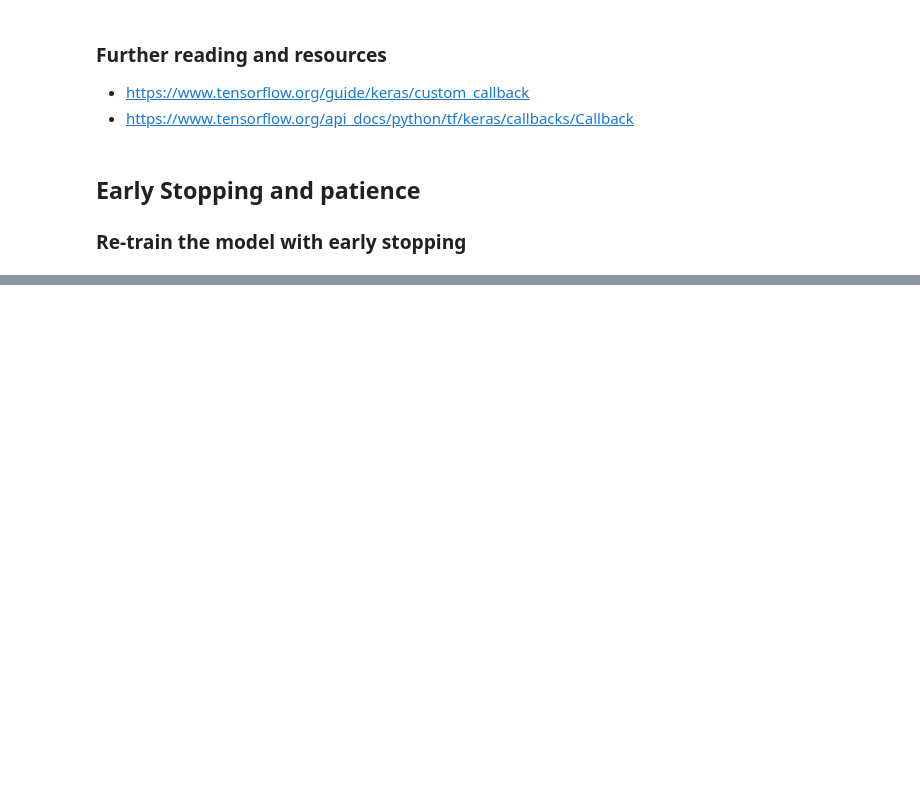
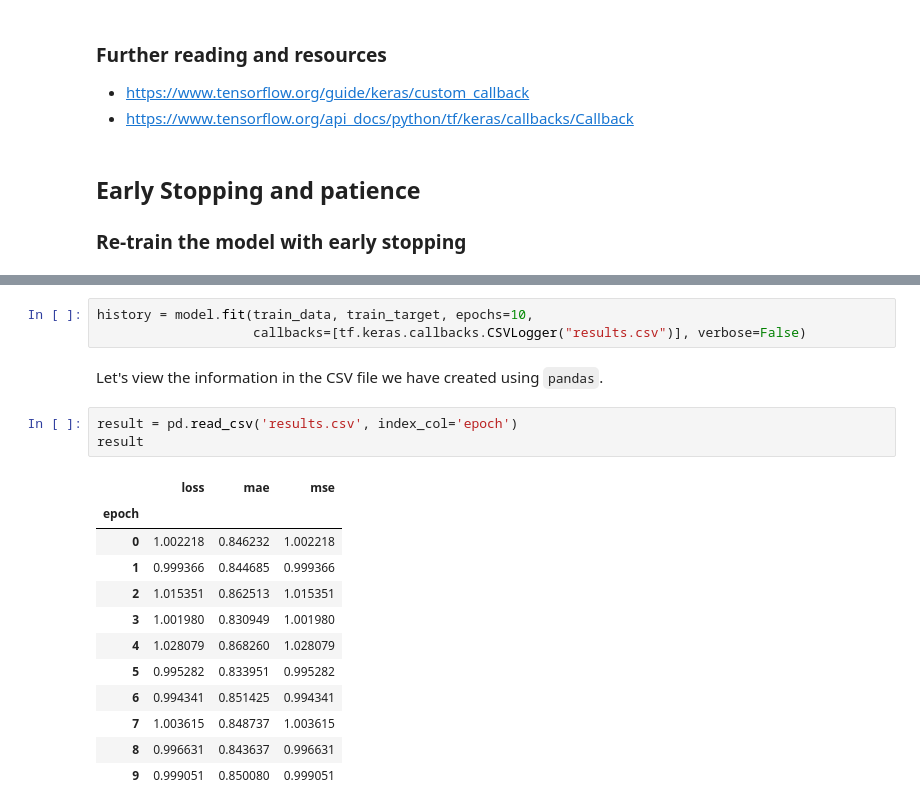
Before and after one commit to anilkunwar/coursera, a Jupyter notebook: ucl_getting_started_with_tf2/week3-Validation-Regularization-and-Callback.ipynb, the cells around one changed output, grey strips where cells are left out. Saved outputs shown, nothing was run; the diff lists cells and outputs as text; blank space fills up the shorter version.

```diff
--- a/ucl_getting_started_with_tf2/week3-Validation-Regularization-and-Callback.ipynb
+++ b/ucl_getting_started_with_tf2/week3-Validation-Regularization-and-Callback.ipynb
@@ -683,0 +814,21 @@ regularized_model.evaluate(test_data, test_target, verbose=2)
+# %%
+history = model.fit(train_data, train_target, epochs=10,
+                    callbacks=[tf.keras.callbacks.CSVLogger("results.csv")], verbose=False)
+# %% [markdown]
+Let's view the information in the CSV file we have created using `pandas`.
+# %%
+result = pd.read_csv('results.csv', index_col='epoch')
+result
+# %% [output]
+|  | loss | mae | mse |
+| epoch |  |  |  |
+| 0 | 1.002218 | 0.846232 | 1.002218 |
+| 1 | 0.999366 | 0.844685 | 0.999366 |
+| 2 | 1.015351 | 0.862513 | 1.015351 |
+| 3 | 1.001980 | 0.830949 | 1.001980 |
+| 4 | 1.028079 | 0.868260 | 1.028079 |
+| 5 | 0.995282 | 0.833951 | 0.995282 |
+| 6 | 0.994341 | 0.851425 | 0.994341 |
+| 7 | 1.003615 | 0.848737 | 1.003615 |
+| 8 | 0.996631 | 0.843637 | 0.996631 |
+| 9 | 0.999051 | 0.850080 | 0.999051 |
```
Also changed, not shown: parts of 35 cells of this notebook, 1 other file.
